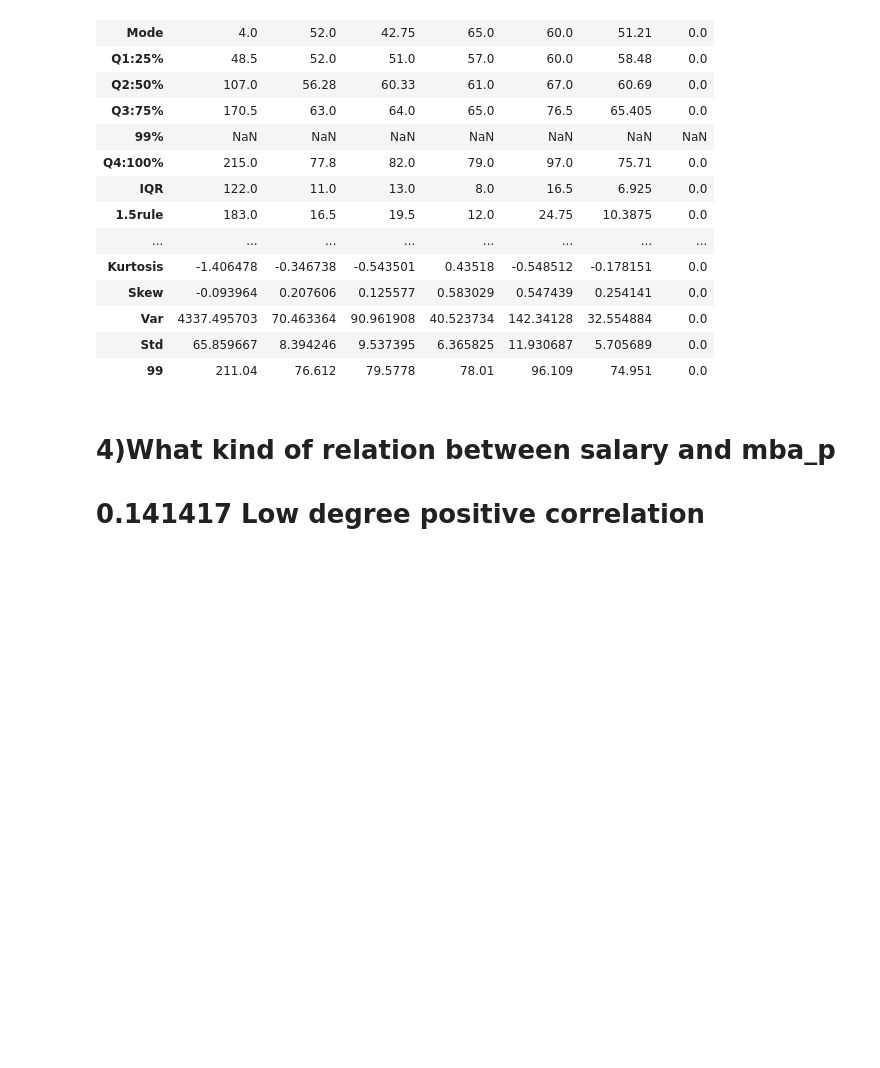
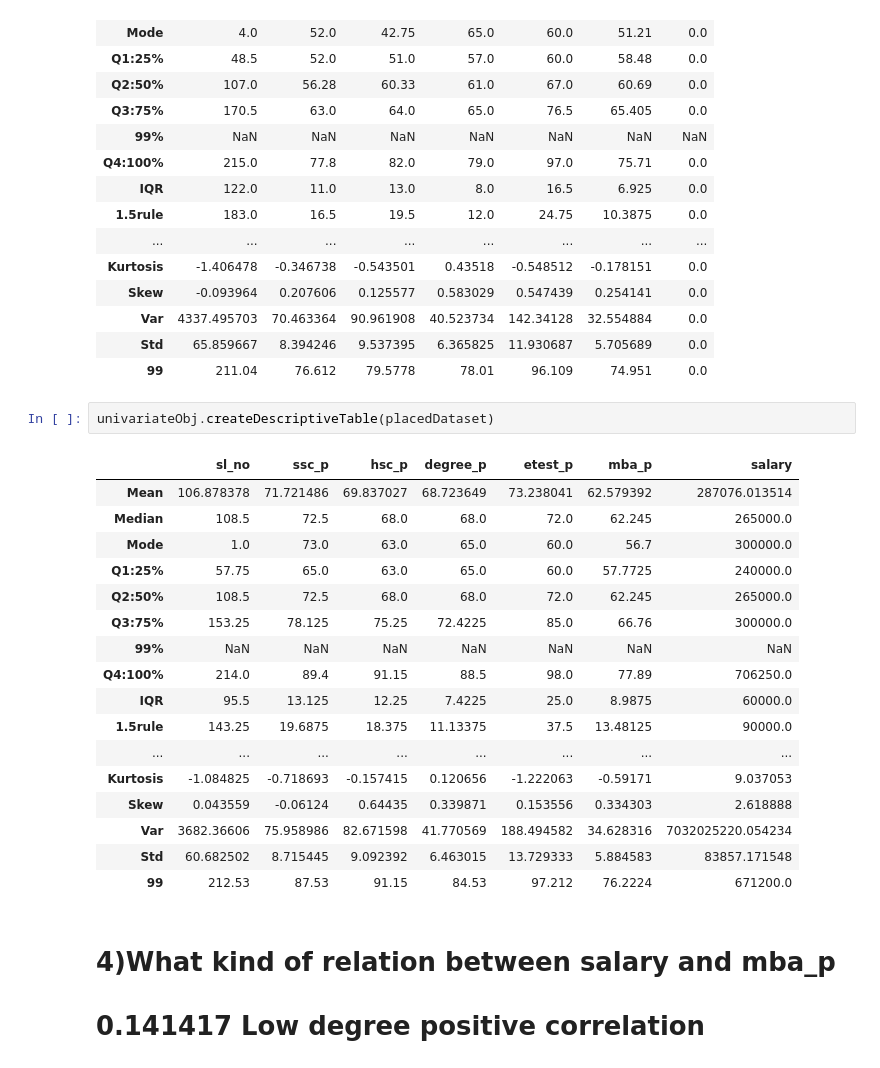
Before and after one commit to iampandiyan/BivariateAnalysis, a Jupyter notebook: Assignment/DataAnalysisAssignment.ipynb, the cells around one changed output. Drawn from its saved outputs; the diff is of its cells as text; blank space fills up the shorter version.

```diff
--- a/Assignment/DataAnalysisAssignment.ipynb
+++ b/Assignment/DataAnalysisAssignment.ipynb
@@ -228,6 +261,26 @@ univariateObj.createDescriptiveTable(notPlacedDataset)
 | Var | 4337.495703 | 70.463364 | 90.961908 | 40.523734 | 142.34128 | 32.554884 | 0.0 |
 | Std | 65.859667 | 8.394246 | 9.537395 | 6.365825 | 11.930687 | 5.705689 | 0.0 |
 | 99 | 211.04 | 76.612 | 79.5778 | 78.01 | 96.109 | 74.951 | 0.0 |
+# %%
+univariateObj.createDescriptiveTable(placedDataset)
+# %% [output]
+|  | sl_no | ssc_p | hsc_p | degree_p | etest_p | mba_p | salary |
+| Mean | 106.878378 | 71.721486 | 69.837027 | 68.723649 | 73.238041 | 62.579392 | 287076.013514 |
+| Median | 108.5 | 72.5 | 68.0 | 68.0 | 72.0 | 62.245 | 265000.0 |
+| Mode | 1.0 | 73.0 | 63.0 | 65.0 | 60.0 | 56.7 | 300000.0 |
+| Q1:25% | 57.75 | 65.0 | 63.0 | 65.0 | 60.0 | 57.7725 | 240000.0 |
+| Q2:50% | 108.5 | 72.5 | 68.0 | 68.0 | 72.0 | 62.245 | 265000.0 |
+| Q3:75% | 153.25 | 78.125 | 75.25 | 72.4225 | 85.0 | 66.76 | 300000.0 |
+| 99% | NaN | NaN | NaN | NaN | NaN | NaN | NaN |
+| Q4:100% | 214.0 | 89.4 | 91.15 | 88.5 | 98.0 | 77.89 | 706250.0 |
+| IQR | 95.5 | 13.125 | 12.25 | 7.4225 | 25.0 | 8.9875 | 60000.0 |
+| 1.5rule | 143.25 | 19.6875 | 18.375 | 11.13375 | 37.5 | 13.48125 | 90000.0 |
+| ... | ... | ... | ... | ... | ... | ... | ... |
+| Kurtosis | -1.084825 | -0.718693 | -0.157415 | 0.120656 | -1.222063 | -0.59171 | 9.037053 |
+| Skew | 0.043559 | -0.06124 | 0.64435 | 0.339871 | 0.153556 | 0.334303 | 2.618888 |
+| Var | 3682.36606 | 75.958986 | 82.671598 | 41.770569 | 188.494582 | 34.628316 | 7032025220.054234 |
+| Std | 60.682502 | 8.715445 | 9.092392 | 6.463015 | 13.729333 | 5.884583 | 83857.171548 |
+| 99 | 212.53 | 87.53 | 91.15 | 84.53 | 97.212 | 76.2224 | 671200.0 |
 # %% [markdown]
 # 4)What kind of relation between salary and mba_p
 # 0.141417	Low degree positive correlation
```
Also changed, not shown: parts of 5 cells of this notebook.
